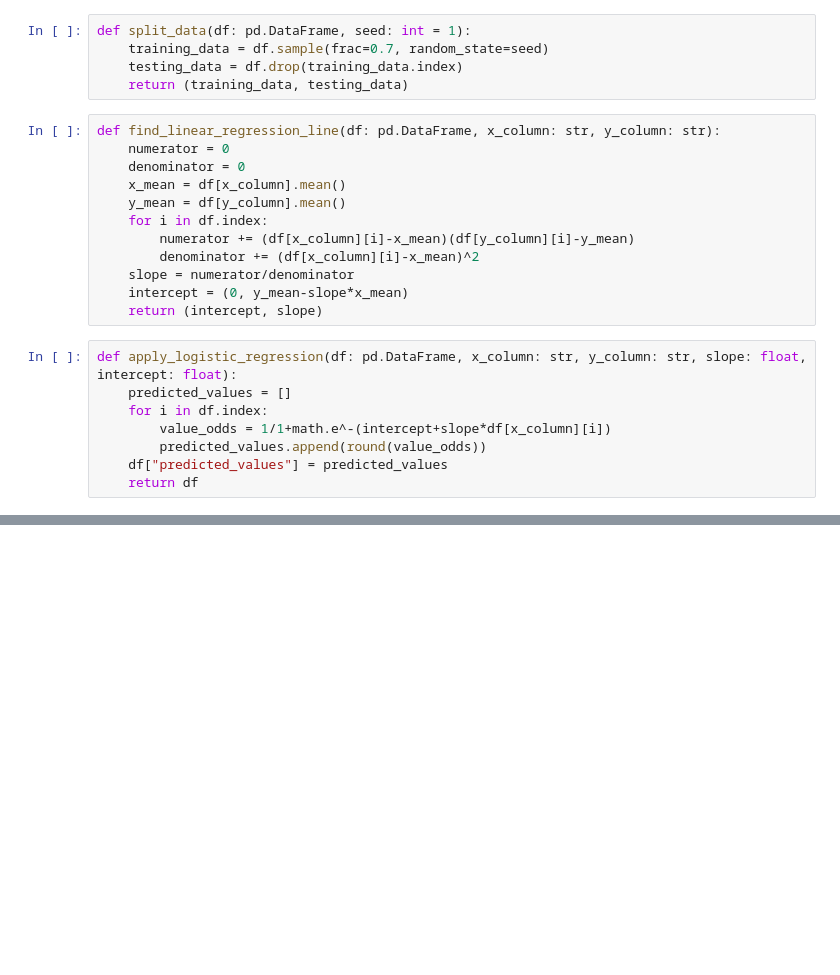
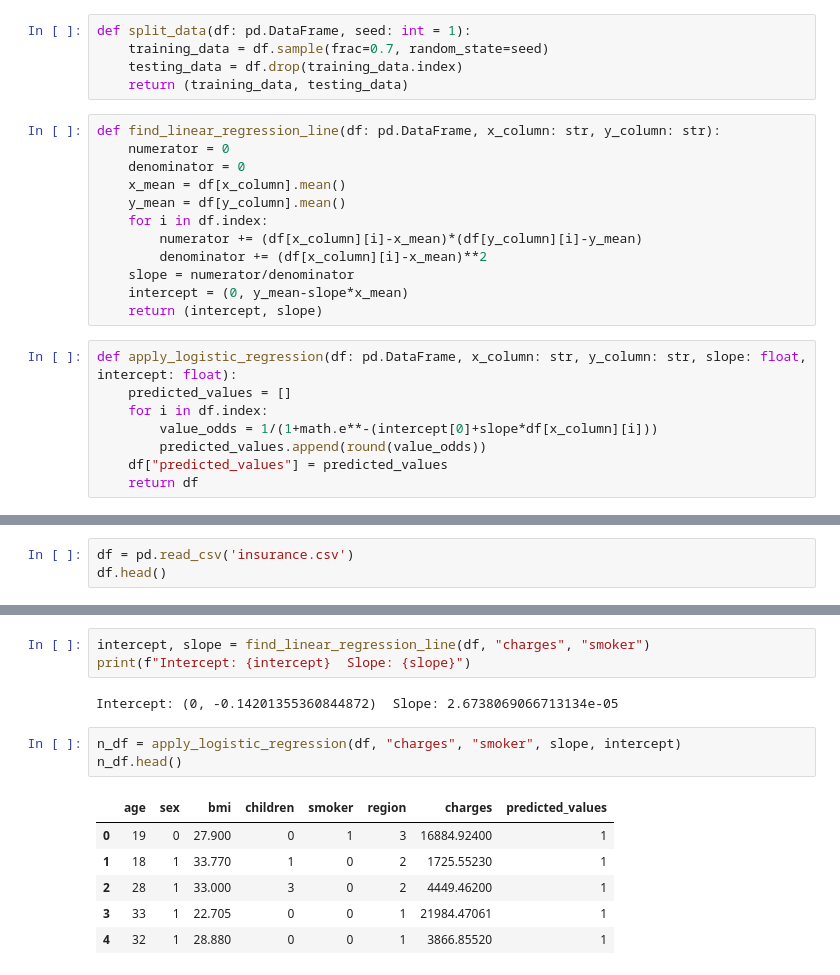
Before and after one commit to viniciushedler/logistic-regression, a Jupyter notebook: lr.ipynb, the cells around one changed output, grey strips where cells are left out. Cells and saved outputs as stored; diff of their text form; blank space fills up the shorter version.

```diff
--- a/lr.ipynb
+++ b/lr.ipynb
@@ -14,8 +14,8 @@ def find_linear_regression_line(df: pd.DataFrame, x_column: str, y_column: str):
     x_mean = df[x_column].mean()
     y_mean = df[y_column].mean()
     for i in df.index:
-        numerator += (df[x_column][i]-x_mean)(df[y_column][i]-y_mean)
-        denominator += (df[x_column][i]-x_mean)^2
+        numerator += (df[x_column][i]-x_mean)*(df[y_column][i]-y_mean)
+        denominator += (df[x_column][i]-x_mean)**2
     slope = numerator/denominator
     intercept = (0, y_mean-slope*x_mean)
     return (intercept, slope)
@@ -23,7 +23,7 @@ def find_linear_regression_line(df: pd.DataFrame, x_column: str, y_column: str):
 def apply_logistic_regression(df: pd.DataFrame, x_column: str, y_column: str, slope: float, intercept: float):
     predicted_values = []
     for i in df.index:
-        value_odds = 1/1+math.e^-(intercept+slope*df[x_column][i])
+        value_odds = 1/(1+math.e**-(intercept[0]+slope*df[x_column][i]))
         predicted_values.append(round(value_odds))
     df["predicted_values"] = predicted_values
     return df
@@ -50,0 +47,3 @@ def create_linear_plot(df: pd.DataFrame):
+# %%
+df = pd.read_csv('insurance.csv')
+df.head()
@@ -50,0 +60,15 @@ def create_linear_plot(df: pd.DataFrame):
+# %%
+intercept, slope = find_linear_regression_line(df, "charges", "smoker")
+print(f"Intercept: {intercept}  Slope: {slope}")
+# %% [output]
+Intercept: (0, -0.14201355360844872)  Slope: 2.6738069066713134e-05
+# %%
+n_df = apply_logistic_regression(df, "charges", "smoker", slope, intercept)
+n_df.head()
+# %% [output]
+|  | age | sex | bmi | children | smoker | region | charges | predicted_values |
+| 0 | 19 | 0 | 27.900 | 0 | 1 | 3 | 16884.92400 | 1 |
+| 1 | 18 | 1 | 33.770 | 1 | 0 | 2 | 1725.55230 | 1 |
+| 2 | 28 | 1 | 33.000 | 3 | 0 | 2 | 4449.46200 | 1 |
+| 3 | 33 | 1 | 22.705 | 0 | 0 | 1 | 21984.47061 | 1 |
+| 4 | 32 | 1 | 28.880 | 0 | 0 | 1 | 3866.85520 | 1 |
```
Also changed, not shown: parts of 7 cells of this notebook, 4 other files.
